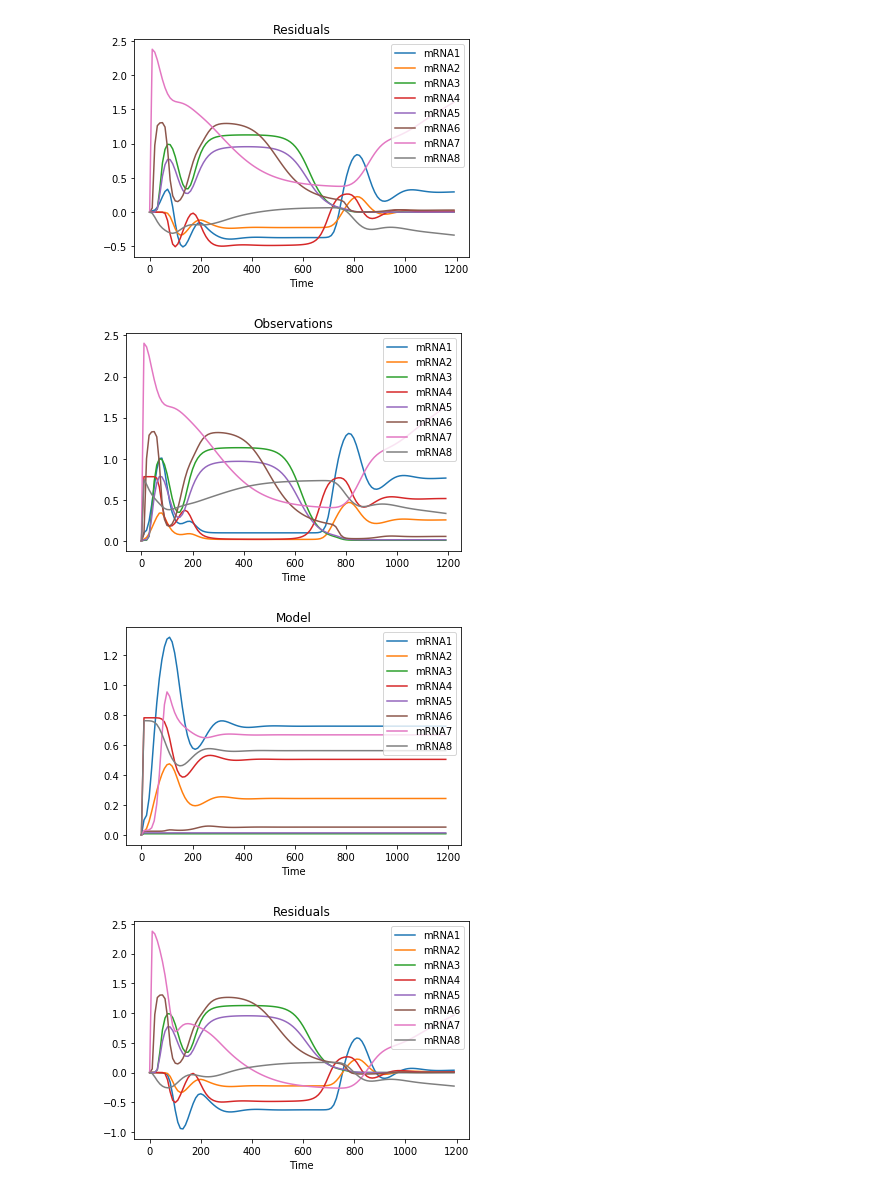
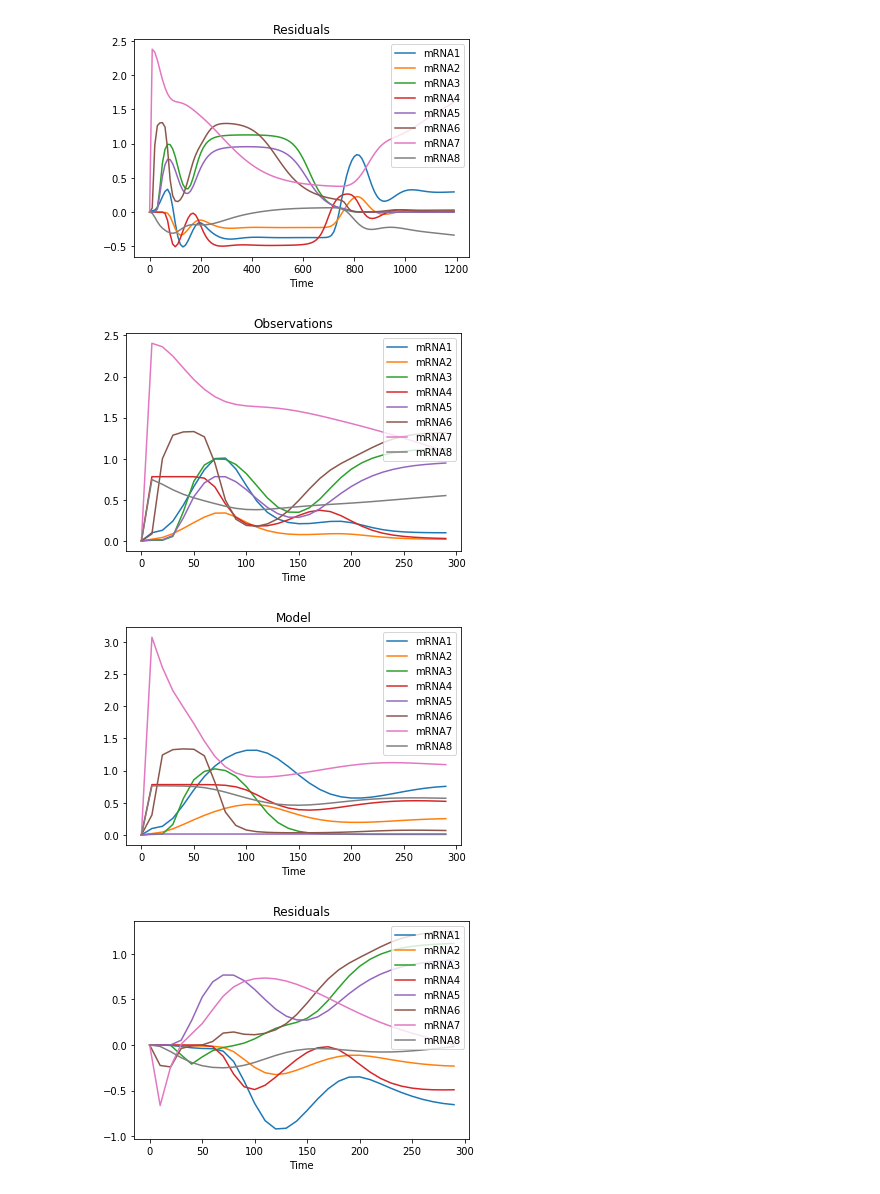
Before and after one commit to ModelEngineering/advancing-biomedical-models, a Jupyter notebook: lectures/lecture_17/lecture_17_Generating_Models.ipynb, the cells around one changed output. Cells and saved outputs as stored; diff of their text form; code cells hidden in the pictures.

```diff
--- a/lectures/lecture_17/lecture_17_Generating_Models.ipynb
+++ b/lectures/lecture_17/lecture_17_Generating_Models.ipynb
@@ -169,14 +169,14 @@ parameters = mg.runExperiment(df_rnaseq, network.model, ["Vm1"])
 # %%
 # Updating the model
 network = gn.GeneNetwork()  # By default, uses the correct initial network
 # Update with the replacement for Gene 7
-network.update(['7+1O-7'])
+network.update(['7+1A-7'])
 # Generate the network
 network.generate()
 initial_parameters = network.parameters  # Full set of parameters. Runs a long time
 initial_parameters = ["Vm7", "H7", "K1_7", "K2_7", "K3_7"]  # Give a subset so runs faster
-new_parameters = mg.runExperiment(df_rnaseq, network.model, initial_parameters)
+new_parameters = mg.runExperiment(df_rnaseq, network.model, initial_parameters, sim_time=300)
 # %% [output]
-[figure, old version]
+[figure, new version]
-[figure, old version]
+[figure, new version]
-[figure, old version]
+[figure, new version]
```
Also changed, not shown: parts of 3 cells of this notebook.
